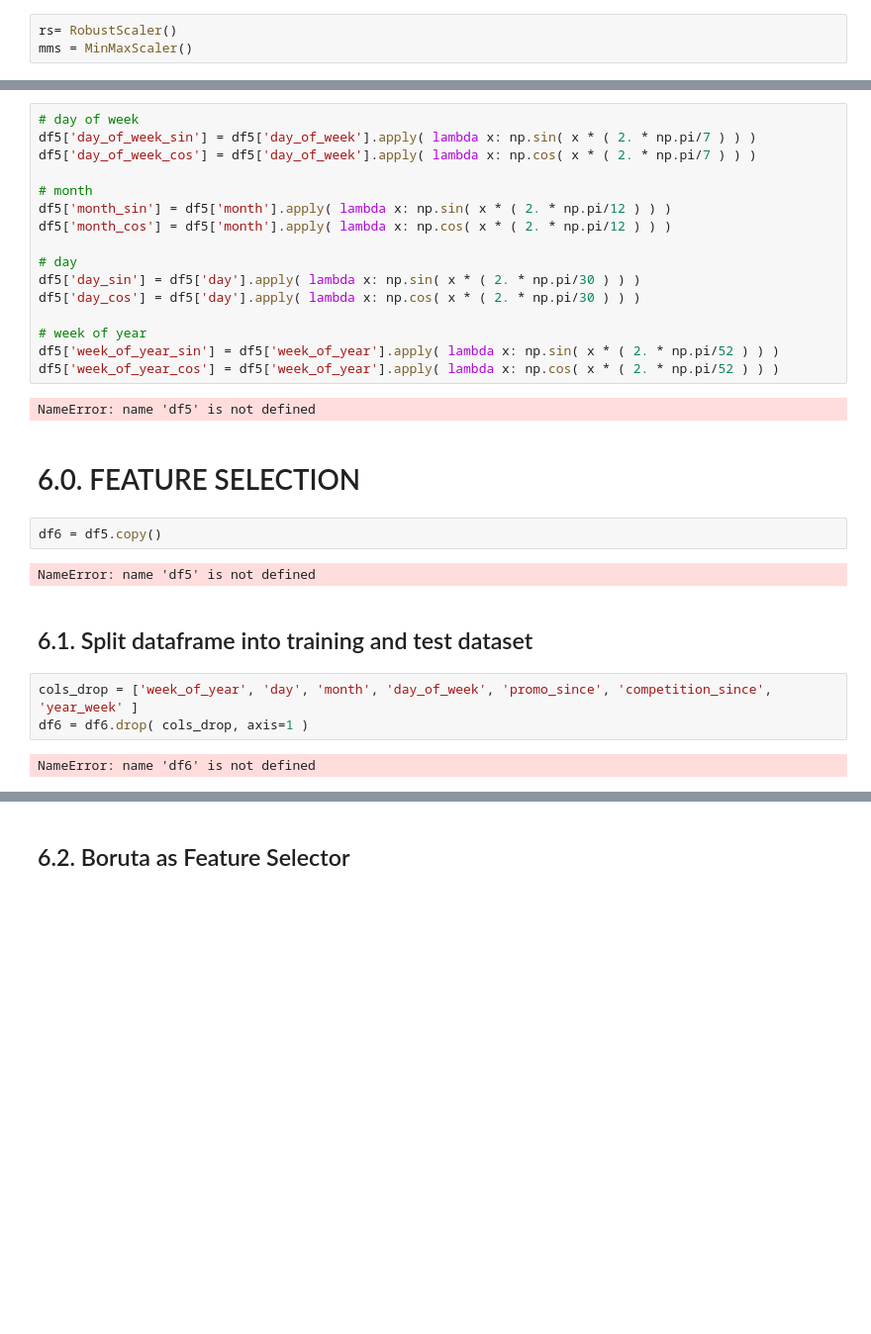
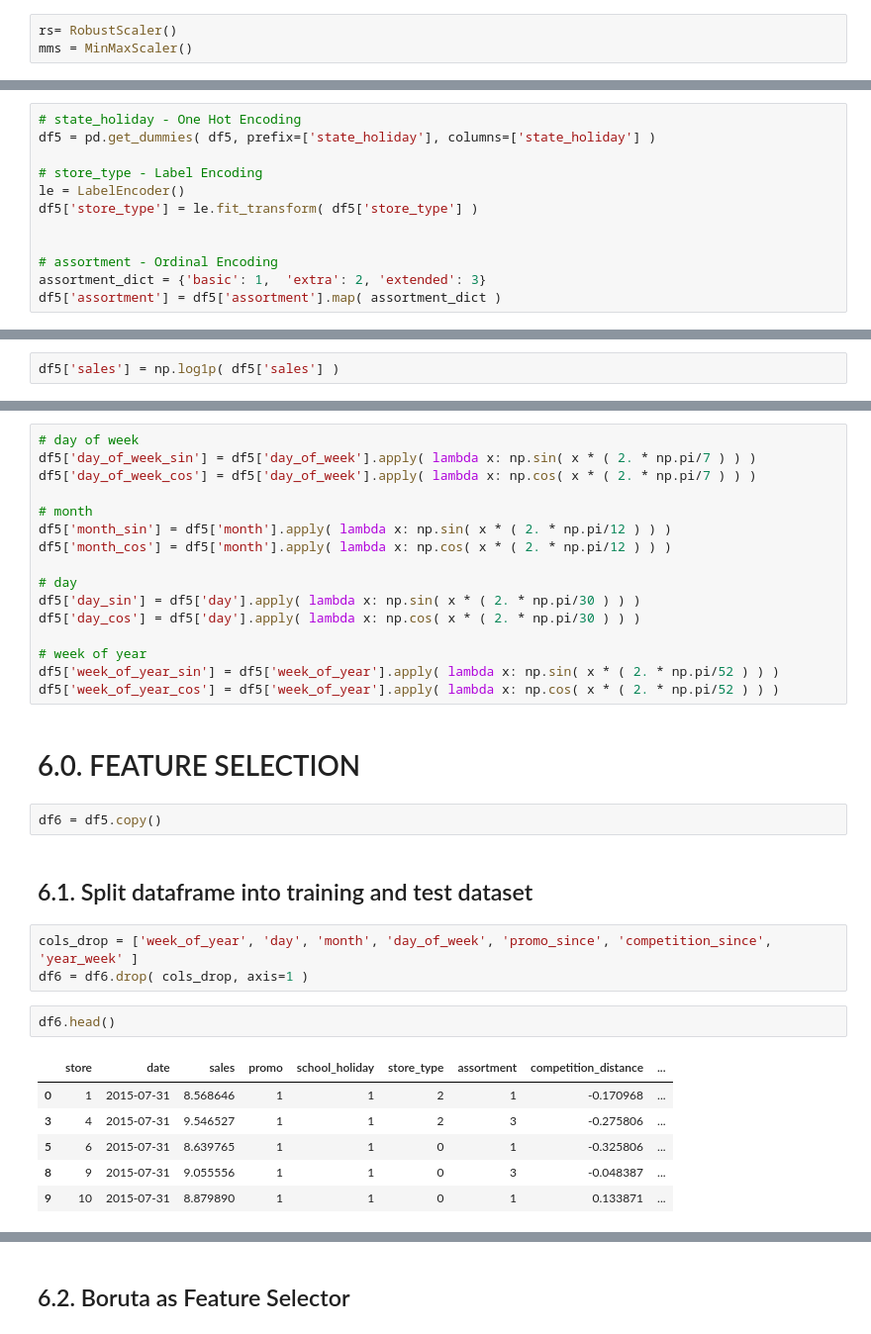
Before and after one commit to leon-amador/Rossman_sales, a Jupyter notebook: Rossman_sales_notebook.ipynb, the cells around one changed output, grey strips where cells are left out. Shown at 99% size. Drawn from its saved outputs; the diff is of its cells as text; blank space fills up the shorter version.

```diff
--- a/Rossman_sales_notebook.ipynb
+++ b/Rossman_sales_notebook.ipynb
@@ -781,0 +785,12 @@ df5['promo_time_week'] = mms.fit_transform(df5[['promo_time_week']].values)
+# %%
+# state_holiday - One Hot Encoding
+df5 = pd.get_dummies( df5, prefix=['state_holiday'], columns=['state_holiday'] )
+
+# store_type - Label Encoding
+le = LabelEncoder()
+df5['store_type'] = le.fit_transform( df5['store_type'] )
+
+
+# assortment - Ordinal Encoding
+assortment_dict = {'basic': 1,  'extra': 2, 'extended': 3}
+df5['assortment'] = df5['assortment'].map( assortment_dict )
@@ -781,0 +799,2 @@ df5['promo_time_week'] = mms.fit_transform(df5[['promo_time_week']].values)
+# %%
+df5['sales'] = np.log1p( df5['sales'] )
@@ -795,21 +816,24 @@ df5['day_cos'] = df5['day'].apply( lambda x: np.cos( x * ( 2. * np.pi/30 ) ) )
 # week of year
 df5['week_of_year_sin'] = df5['week_of_year'].apply( lambda x: np.sin( x * ( 2. * np.pi/52 ) ) )
 df5['week_of_year_cos'] = df5['week_of_year'].apply( lambda x: np.cos( x * ( 2. * np.pi/52 ) ) )
-# %% [output]
-NameError: name 'df5' is not defined
 # %% [markdown]
 # 6.0. FEATURE SELECTION
 # %%
 df6 = df5.copy()
-# %% [output]
-NameError: name 'df5' is not defined
 # %% [markdown]
 ## 6.1. Split dataframe into training and test dataset
 # %%
 cols_drop = ['week_of_year', 'day', 'month', 'day_of_week', 'promo_since', 'competition_since', 'year_week' ]
 df6 = df6.drop( cols_drop, axis=1 )
-# %% [output]
-NameError: name 'df6' is not defined
+# %%
+df6.head()
+# %% [output]
+|  | store | date | sales | promo | school_holiday | store_type | assortment | competition_distance | ... |
+| 0 | 1 | 2015-07-31 | 8.568646 | 1 | 1 | 2 | 1 | -0.170968 | ... |
+| 3 | 4 | 2015-07-31 | 9.546527 | 1 | 1 | 2 | 3 | -0.275806 | ... |
+| 5 | 6 | 2015-07-31 | 8.639765 | 1 | 1 | 0 | 1 | -0.325806 | ... |
+| 8 | 9 | 2015-07-31 | 9.055556 | 1 | 1 | 0 | 3 | -0.048387 | ... |
+| 9 | 10 | 2015-07-31 | 8.879890 | 1 | 1 | 0 | 1 | 0.133871 | ... |
 # %%
 # training dataset
 X_train = df6[df6['date'] < '2015-06-19']
```
Also changed, not shown: parts of 13 cells of this notebook.
